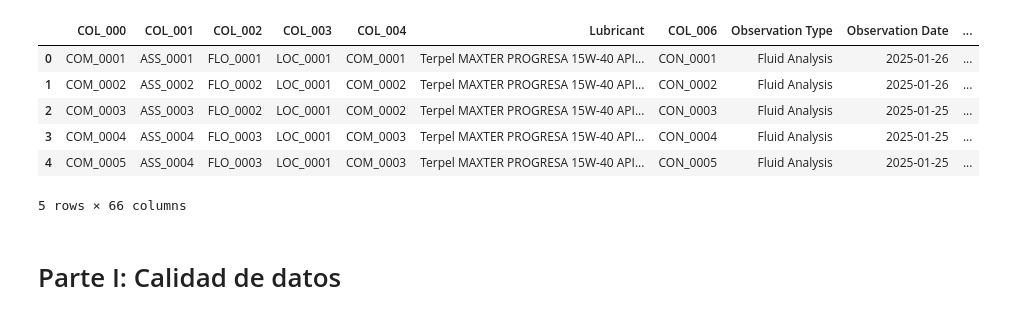
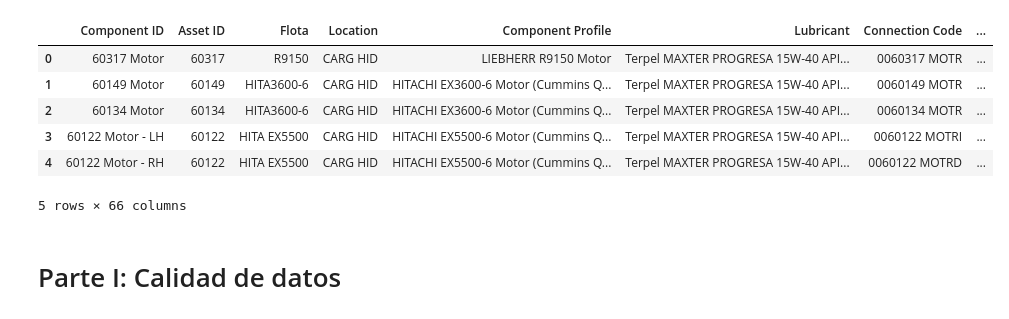
Before and after one commit to darturo12/Tesis-de-Grado-MIAD-, a Jupyter notebook: Exploración/Exploración de datos.ipynb, the cells around one changed output. Cells and saved outputs as stored; diff of their text form; code cells hidden in the pictures.

```diff
--- a/Exploración/Exploración de datos.ipynb
+++ b/Exploración/Exploración de datos.ipynb
@@ -1,15 +1,15 @@
 # %%
 # Abrir xlsx usando la ruta completa ya definida
 import pandas as pd
-data = pd.read_excel(r"../Data/AA_V2.xlsx")
+data = pd.read_excel(r"../Data/Engine_2.xlsx")
 data.head()
 # %% [output]
-|  | COL_000 | COL_001 | COL_002 | COL_003 | COL_004 | Lubricant | COL_006 | Observation Type | Observation Date | ... |
-| 0 | COM_0001 | ASS_0001 | FLO_0001 | LOC_0001 | COM_0001 | Terpel MAXTER PROGRESA 15W-40 API... | CON_0001 | Fluid Analysis | 2025-01-26 | ... |
-| 1 | COM_0002 | ASS_0002 | FLO_0002 | LOC_0001 | COM_0002 | Terpel MAXTER PROGRESA 15W-40 API... | CON_0002 | Fluid Analysis | 2025-01-26 | ... |
-| 2 | COM_0003 | ASS_0003 | FLO_0002 | LOC_0001 | COM_0002 | Terpel MAXTER PROGRESA 15W-40 API... | CON_0003 | Fluid Analysis | 2025-01-25 | ... |
-| 3 | COM_0004 | ASS_0004 | FLO_0003 | LOC_0001 | COM_0003 | Terpel MAXTER PROGRESA 15W-40 API... | CON_0004 | Fluid Analysis | 2025-01-25 | ... |
-| 4 | COM_0005 | ASS_0004 | FLO_0003 | LOC_0001 | COM_0003 | Terpel MAXTER PROGRESA 15W-40 API... | CON_0005 | Fluid Analysis | 2025-01-25 | ... |
+|  | Component ID | Asset ID | Flota | Location | Component Profile | Lubricant | Connection Code | ... |
+| 0 | 60317 Motor | 60317 | R9150 | CARG HID | LIEBHERR R9150 Motor | Terpel MAXTER PROGRESA 15W-40 API... | 0060317 MOTR | ... |
+| 1 | 60149 Motor | 60149 | HITA3600-6 | CARG HID | HITACHI EX3600-6 Motor (Cummins Q... | Terpel MAXTER PROGRESA 15W-40 API... | 0060149 MOTR | ... |
+| 2 | 60134 Motor | 60134 | HITA3600-6 | CARG HID | HITACHI EX3600-6 Motor (Cummins Q... | Terpel MAXTER PROGRESA 15W-40 API... | 0060134 MOTR | ... |
+| 3 | 60122 Motor - LH | 60122 | HITA EX5500 | CARG HID | HITACHI EX5500-6 Motor (Cummins Q... | Terpel MAXTER PROGRESA 15W-40 API... | 0060122 MOTRI | ... |
+| 4 | 60122 Motor - RH | 60122 | HITA EX5500 | CARG HID | HITACHI EX5500-6 Motor (Cummins Q... | Terpel MAXTER PROGRESA 15W-40 API... | 0060122 MOTRD | ... |
 5 rows × 66 columns
 # %% [markdown]
 # Parte I: Calidad de datos
```
Also changed, not shown: parts of 5 cells of this notebook.
